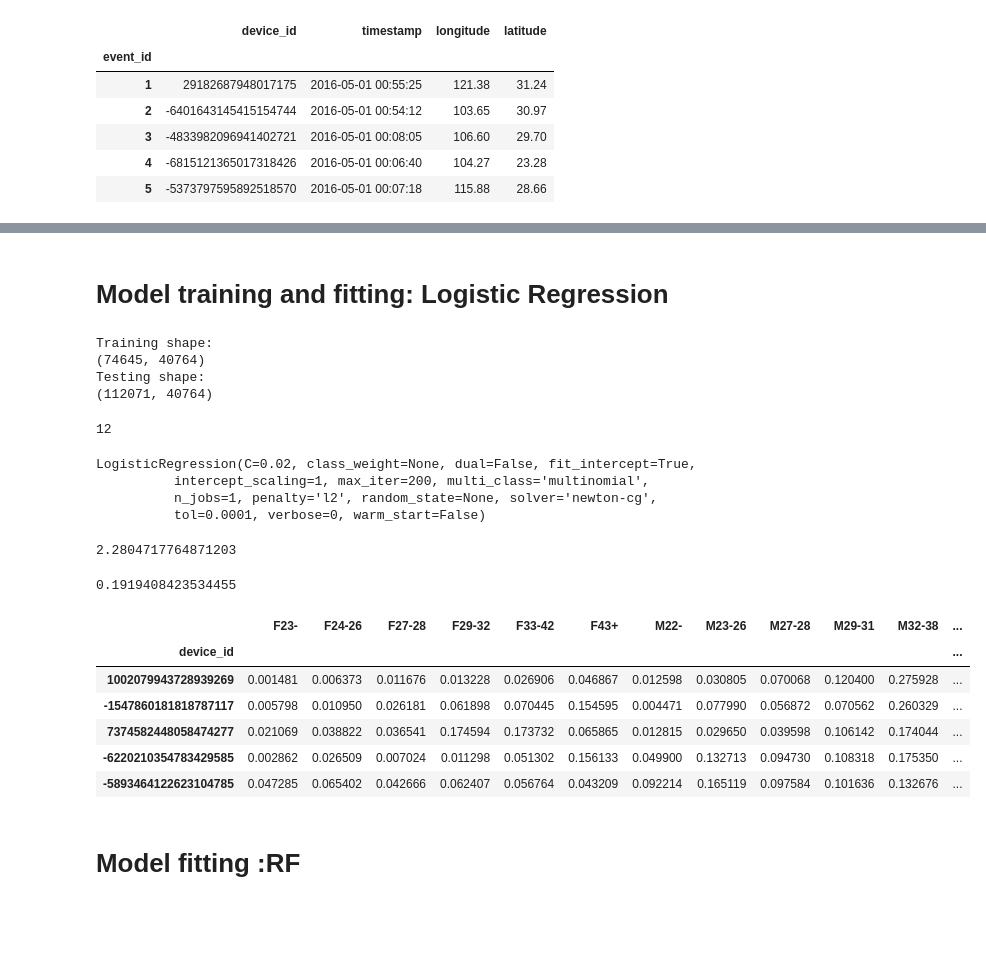
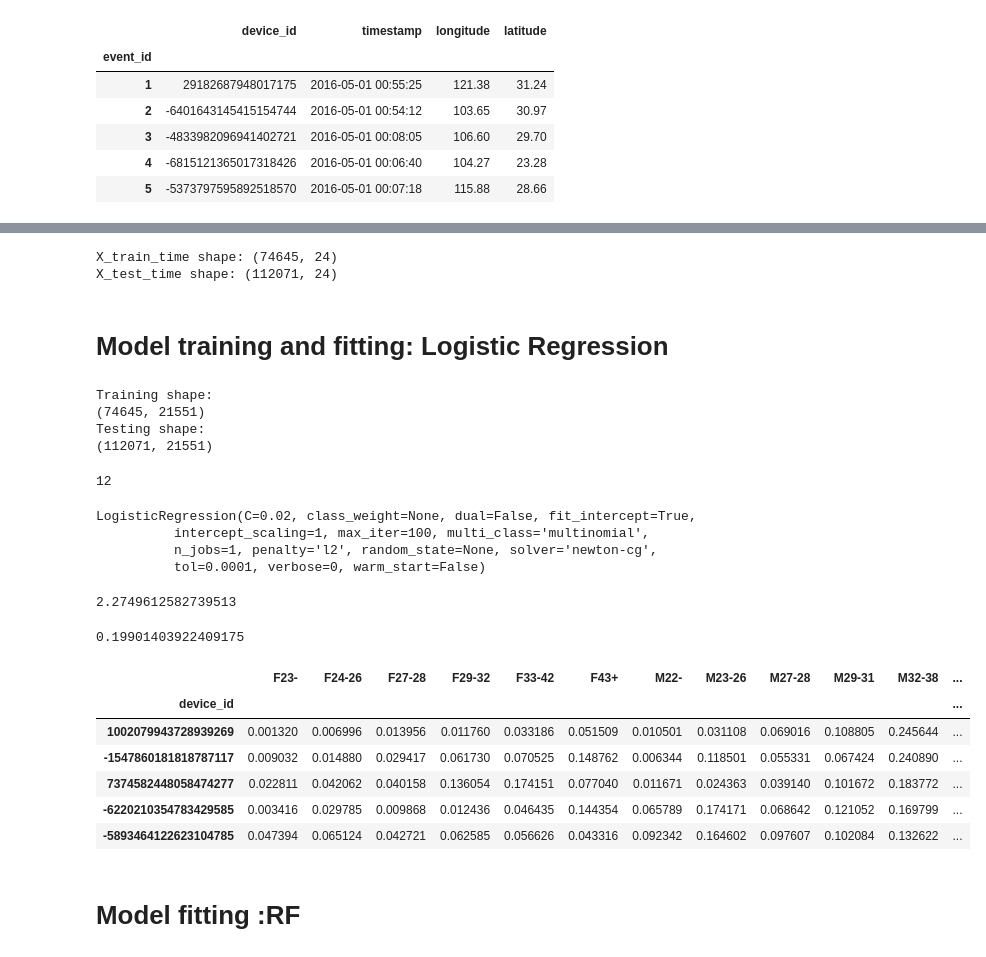
Before and after one commit to spidermanxyz98/talking_data, a Jupyter notebook: Talking data.ipynb, the cells around one changed output, grey strips where cells are left out. Drawn from its saved outputs; the diff is of its cells as text; code cells hidden in the pictures; blank space fills up the shorter version.

Commit message:
add feature VI: time

```diff
--- a/Talking data.ipynb
+++ b/Talking data.ipynb
@@ -395,0 +391,7 @@ timestring.
+# %%
+events_time = events[['device_id','timestamp']].copy()
+events_time['time']  = events_time['timestamp'].str[11:13].astype(int)
+events_time.drop(['timestamp'],axis=1,inplace=True)
+events_time = events_time.groupby(['device_id','time'])['time'].agg({'times':'count'}).reset_index()
+print(events_time.head())
+timenumber= events_time.time.unique().shape[0]
@@ -396,17 +406,42 @@ timestring.
+# %%
+time_train = pd.merge(events_time,gender_age_train[['int_index']],
+                               right_index=True,left_on='device_id')
+time_test = pd.merge(events_time,gender_age_test[['int_index']],
+                               right_index=True,left_on ='device_id' )
+#binary
+X_train_time = csr_matrix((np.ones(time_train.shape[0]),
+                            (time_train.int_index,time_train.time)),
+                            shape = (gender_age_train.shape[0],timenumber))
+X_test_time = csr_matrix((np.ones(time_test.shape[0]),
+                            (time_test.int_index,time_test.time)),
+                            shape = (gender_age_test.shape[0],timenumber))
+
+#number
+#X_train_time = csr_matrix((np.log(np.log(time_train['times']+1)+1),
+#                            (time_train.int_index,time_train.time)),
+#                            shape = (gender_age_train.shape[0],timenumber))
+#X_test_time = csr_matrix((np.log(np.log(time_test['times']+1)+1),
+#                            (time_test.int_index,time_test.time)),
+#                            shape = (gender_age_test.shape[0],timenumber))
+print('X_train_time shape:',X_train_time.shape)
+print('X_test_time shape:',X_test_time.shape)
+# %% [output]
+X_train_time shape: (74645, 24)
+X_test_time shape: (112071, 24)
 # %% [markdown]
 # Model training and fitting: Logistic Regression
 # %%
-X_train_total = hstack((X_train_brand,X_train_model,X_train_installed,X_train_label,X_train_active),format='csr')
-X_test_total = hstack((X_test_brand,X_test_model,X_test_installed,X_test_label,X_test_active),format='csr')
+X_train_total = hstack((X_train_brand,X_train_model,X_train_installed,X_train_label,X_train_time),format='csr')
+X_test_total = hstack((X_test_brand,X_test_model,X_test_installed,X_test_label,X_test_time),format='csr')
 print('Training shape:')
 print(X_train_total.shape)
 print('Testing shape:')
 print(X_test_total.shape)
 # %% [output]
 Training shape:
-(74645, 40764)
+(74645, 21551)
 Testing shape:
-(112071, 40764)
+(112071, 21551)
 # %%
 targetencoder = LabelEncoder()
 targetencoder.fit(gender_age_train.group)
@@ -422,7 +457,7 @@ model = LogisticRegression(C=0.02,multi_class='multinomial',solver='newton-cg')
 model.fit(X_train,y_train)
 # %% [output]
 LogisticRegression(C=0.02, class_weight=None, dual=False, fit_intercept=True,
-          intercept_scaling=1, max_iter=200, multi_class='multinomial',
+          intercept_scaling=1, max_iter=100, multi_class='multinomial',
           n_jobs=1, penalty='l2', random_state=None, solver='newton-cg',
           tol=0.0001, verbose=0, warm_start=False)
 # %%
@@ -430,23 +465,23 @@ y_pred = model.predict_proba(X_test)
 # %%
 log_loss(y_test,y_pred)
 # %% [output]
-2.2804717764871203
+2.2749612582739513
 # %%
 model.score(X_test,y_test)
 # %% [output]
-0.1919408423534455
+0.19901403922409175
 # %%
-model.fit(X_train_total,y_train_total)
+result = model.fit(X_train_total,y_train_total)
 pred = pd.DataFrame(model.predict_proba(X_test_total), index = gender_age_test.index, columns=targetencoder.classes_)
 pred.head()
 # %% [output]
 |  | F23- | F24-26 | F27-28 | F29-32 | F33-42 | F43+ | M22- | M23-26 | M27-28 | M29-31 | M32-38 | ... |
 | device_id |  |  |  |  |  |  |  |  |  |  |  | ... |
-| 1002079943728939269 | 0.001481 | 0.006373 | 0.011676 | 0.013228 | 0.026906 | 0.046867 | 0.012598 | 0.030805 | 0.070068 | 0.120400 | 0.275928 | ... |
-| -1547860181818787117 | 0.005798 | 0.010950 | 0.026181 | 0.061898 | 0.070445 | 0.154595 | 0.004471 | 0.077990 | 0.056872 | 0.070562 | 0.260329 | ... |
-| 7374582448058474277 | 0.021069 | 0.038822 | 0.036541 | 0.174594 | 0.173732 | 0.065865 | 0.012815 | 0.029650 | 0.039598 | 0.106142 | 0.174044 | ... |
-| -6220210354783429585 | 0.002862 | 0.026509 | 0.007024 | 0.011298 | 0.051302 | 0.156133 | 0.049900 | 0.132713 | 0.094730 | 0.108318 | 0.175350 | ... |
-| -5893464122623104785 | 0.047285 | 0.065402 | 0.042666 | 0.062407 | 0.056764 | 0.043209 | 0.092214 | 0.165119 | 0.097584 | 0.101636 | 0.132676 | ... |
+| 1002079943728939269 | 0.001320 | 0.006996 | 0.013956 | 0.011760 | 0.033186 | 0.051509 | 0.010501 | 0.031108 | 0.069016 | 0.108805 | 0.245644 | ... |
+| -1547860181818787117 | 0.009032 | 0.014880 | 0.029417 | 0.061730 | 0.070525 | 0.148762 | 0.006344 | 0.118501 | 0.055331 | 0.067424 | 0.240890 | ... |
+| 7374582448058474277 | 0.022811 | 0.042062 | 0.040158 | 0.136054 | 0.174151 | 0.077040 | 0.011671 | 0.024363 | 0.039140 | 0.101672 | 0.183772 | ... |
+| -6220210354783429585 | 0.003416 | 0.029785 | 0.009868 | 0.012436 | 0.046435 | 0.144354 | 0.065789 | 0.174171 | 0.068642 | 0.121052 | 0.169799 | ... |
+| -5893464122623104785 | 0.047394 | 0.065124 | 0.042721 | 0.062585 | 0.056626 | 0.043316 | 0.092342 | 0.164602 | 0.097607 | 0.102084 | 0.132622 | ... |
 # %%
 pred.to_csv('logreg_submission.csv',index=True)
 # %% [markdown]
```
Also changed, not shown: parts of 3 cells of this notebook.
